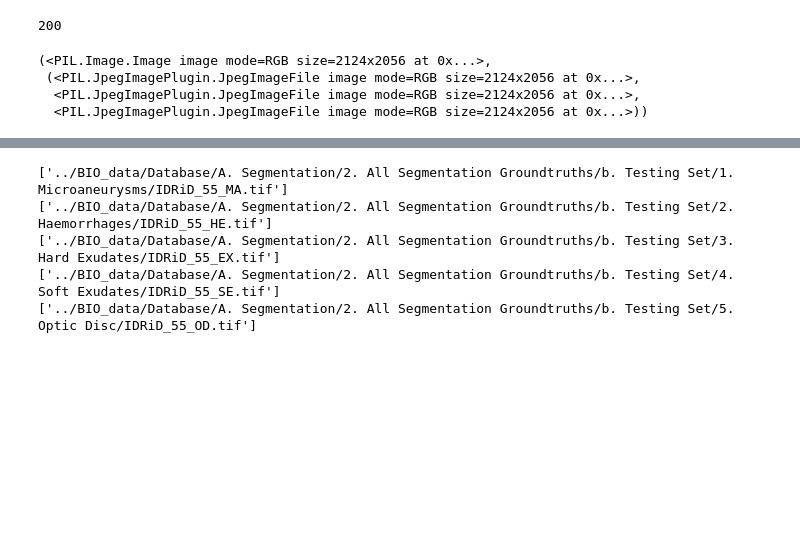
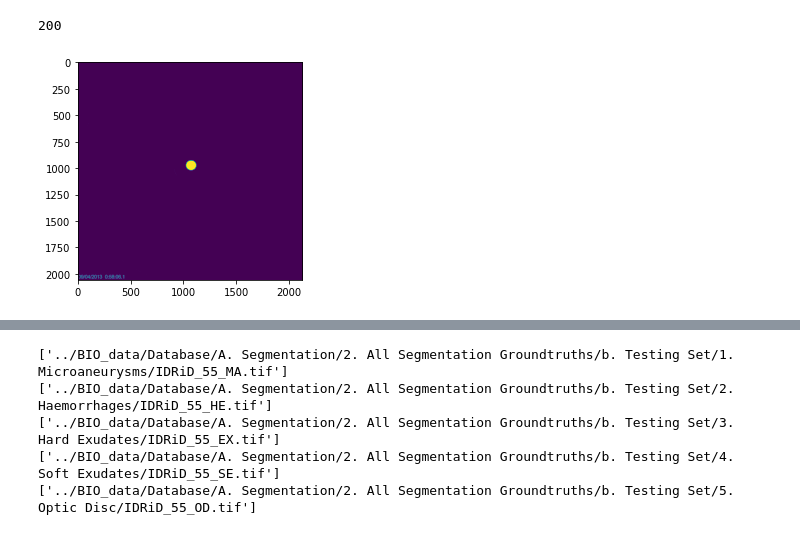
Before and after one commit to marekkles/BIO, a Jupyter notebook: testing_ntb.ipynb, the cells around one changed output, grey strips where cells are left out. Drawn from its saved outputs; the diff is of its cells as text; code cells hidden in the pictures; blank space fills up the shorter version.

```diff
--- a/testing_ntb.ipynb
+++ b/testing_ntb.ipynb
@@ -3,11 +5,10 @@ import datasets
 # %%
 ds1 = datasets.Dataset1("../BIO_data/DB_UoA")
-print(len(ds1))
-ds1[0]
-# %% [output]
-200
-(<PIL.Image.Image image mode=RGB size=2124x2056 at 0x...>,
- (<PIL.JpegImagePlugin.JpegImageFile image mode=RGB size=2124x2056 at 0x...>,
-  <PIL.JpegImagePlugin.JpegImageFile image mode=RGB size=2124x2056 at 0x...>,
-  <PIL.JpegImagePlugin.JpegImageFile image mode=RGB size=2124x2056 at 0x...>))
+# %%
+print(len(ds1))
+imshow(np.asarray(ds1[0][1][2]))
+ds1[0]
+# %% [output]
+200
+[figure, added]
 # %%
```
Also changed, not shown: parts of 3 cells of this notebook, 1 other file.
